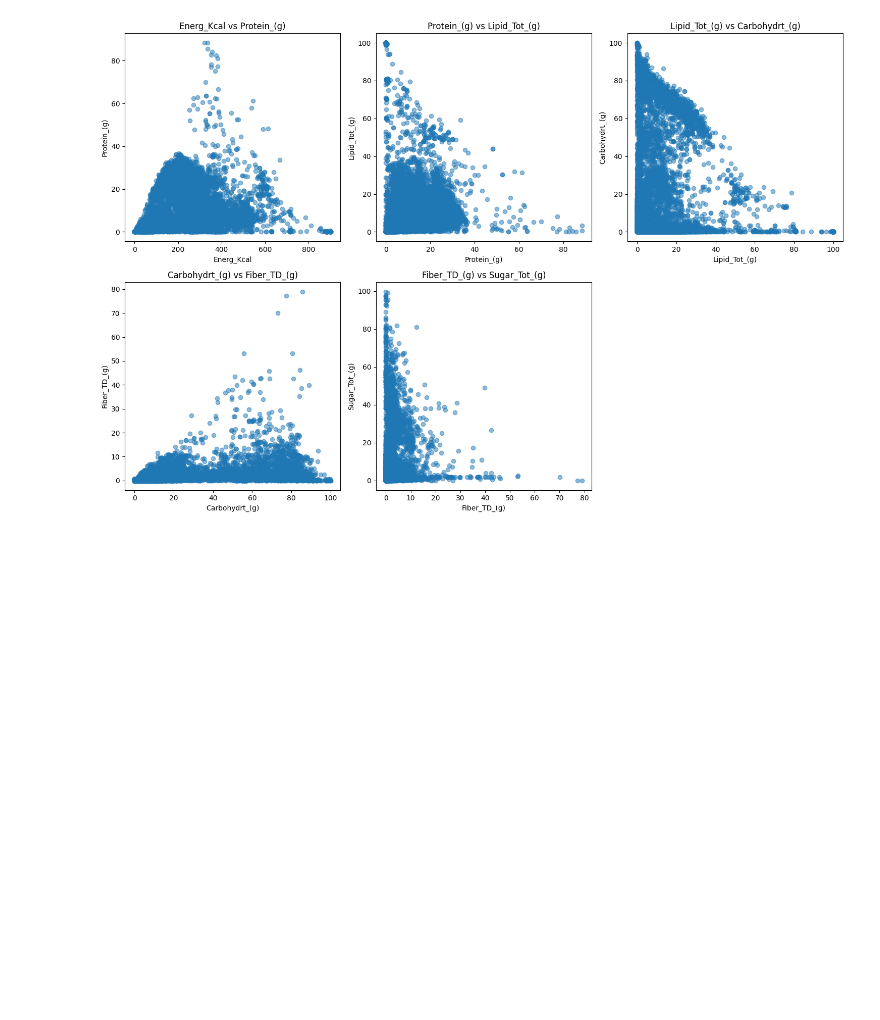
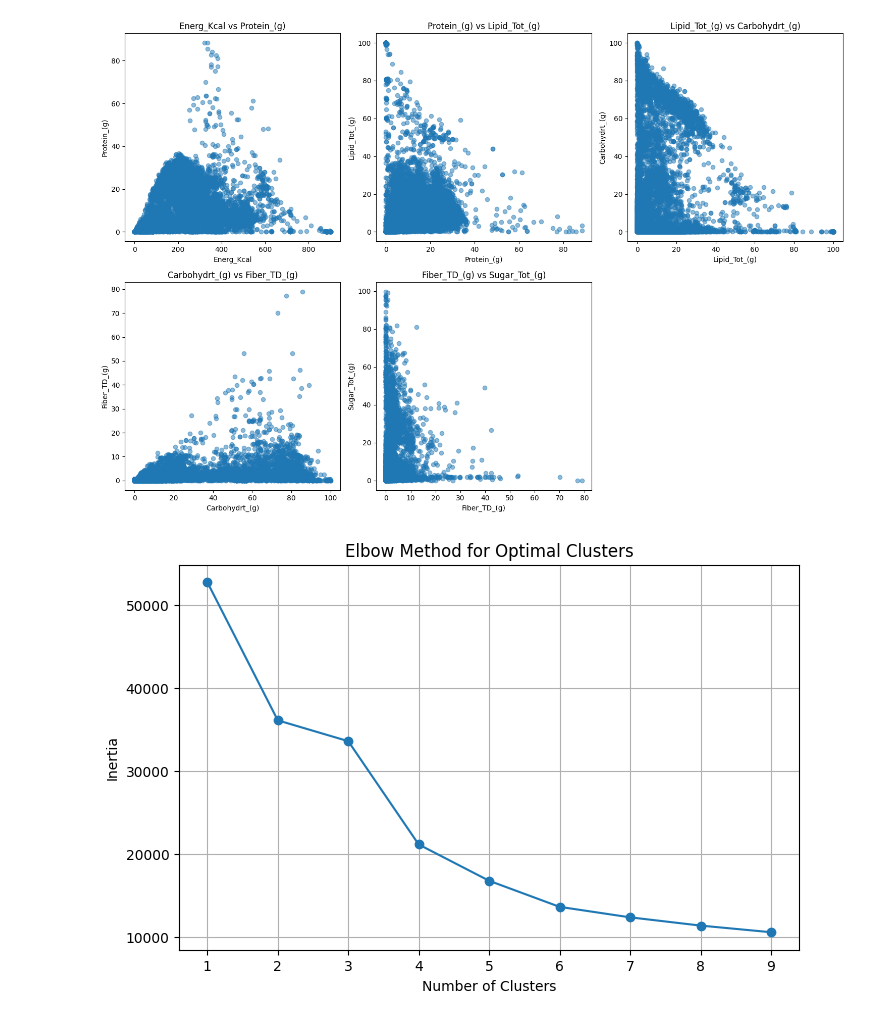
Before and after one commit to ChamaraProgForDataAnal/Programming-for-Data-Analysis, a Jupyter notebook: Data_Analytics_&_Visualisation.ipynb, the cells around one changed output. Drawn from its saved outputs; the diff is of its cells as text; code cells hidden in the pictures; blank space fills up the shorter version.

Commit message:
Cluster Analysis

```diff
--- a/Data_Analytics_&_Visualisation.ipynb
+++ b/Data_Analytics_&_Visualisation.ipynb
@@ -240,3 +240,33 @@ plt.tight_layout()
 plt.show()
 # %% [output]
 [figure]
+# %%
+from sklearn.cluster import KMeans
+from sklearn.preprocessing import StandardScaler
+import numpy as np
+
+# Select the key attributes for clustering
+clustering_data = dataset_cleaned[key_attributes]
+
+# Standardize the data
+scaler = StandardScaler()
+scaled_data = scaler.fit_transform(clustering_data)
+
+# Determine the optimal number of clusters using the elbow method
+inertia = []
+range_clusters = range(1, 10)
+for n_clusters in range_clusters:
+    kmeans = KMeans(n_clusters=n_clusters, random_state=42)
+    kmeans.fit(scaled_data)
+    inertia.append(kmeans.inertia_)
+
+# Plot the elbow curve
+plt.figure(figsize=(8, 5))
+plt.plot(range_clusters, inertia, marker='o')
+plt.title("Elbow Method for Optimal Clusters")
+plt.xlabel("Number of Clusters")
+plt.ylabel("Inertia")
+plt.grid()
+plt.show()
+# %% [output]
+[figure, added]
```
